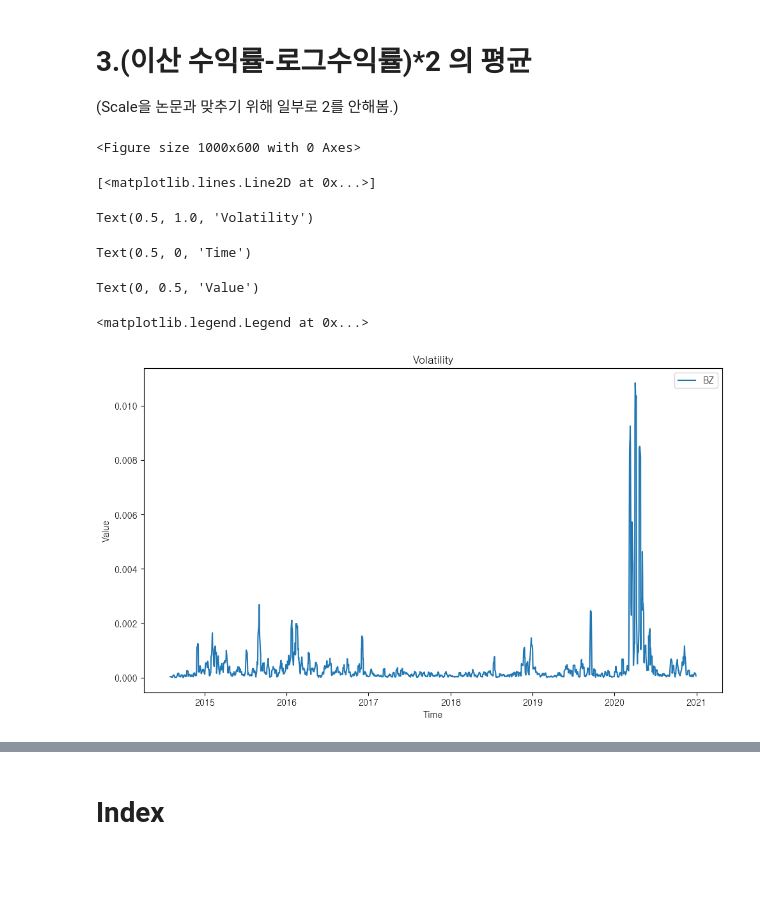
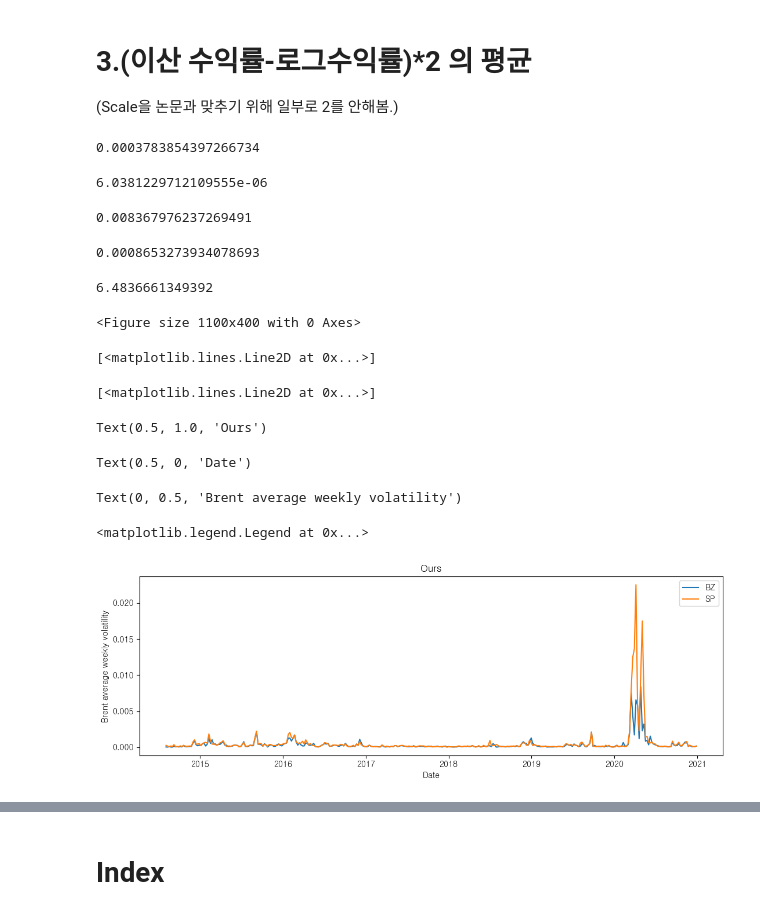
Before and after one commit to kimjuhwan1234/Volatility_Forecasting, a Jupyter notebook: preprocessing.ipynb, the cells around one changed output, grey strips where cells are left out. Saved outputs shown, nothing was run; the diff lists cells and outputs as text; code cells hidden in the pictures; blank space fills up the shorter version.

```diff
--- a/preprocessing.ipynb
+++ b/preprocessing.ipynb
@@ -125,8 +133,8 @@ SP_r = SP['price'].pct_change().dropna()
 CL_vol = (CL_r - CL_log_r).rolling(window=5).mean().dropna()
 HO_vol = (HO_r - HO_log_r).rolling(window=5).mean().dropna()
 RB_vol = (RB_r - RB_log_r).rolling(window=5).mean().dropna()
-BZ_vol = (BL_r - BL_log_r).rolling(window=5).mean().dropna()
-SP_vol = (SP_r - SP_log_r).rolling(window=5).mean().dropna()
+BZ_vol = (BL_r - BL_log_r).rolling(window=5).mean().resample('W-MON').mean().dropna()
+SP_vol = (SP_r - SP_log_r).rolling(window=5).mean().resample('W-MON').mean().dropna()
 
 # .resample('W-MON').mean()
 
@@ -135,27 +143,40 @@ HO_vol.name = 'return'
 RB_vol.name = 'return'
 BZ_vol.name = 'return'
 SP_vol.name = 'return'
+# %%
+BZ_vol2.loc['2014-08-01':'2020-12-31'].mean()
+BZ_vol2.loc['2014-08-01':'2020-12-31'].min()
+BZ_vol2.loc['2014-08-01':'2020-12-31'].max()
+BZ_vol2.loc['2014-08-01':'2020-12-31'].std()
+BZ_vol2.loc['2014-08-01':'2020-12-31'].skew()
+# %% [output]
+0.0003783854397266734
+6.0381229712109555e-06
+0.008367976237269491
+0.0008653273934078693
+6.4836661349392
 # %%
-plt.figure(figsize=(10, 6))
+plt.figure(figsize=(11, 4))
 plt.plot(BZ_vol.loc['2014-08-01':'2020-12-31'], label='BZ')
-# plt.plot(BZ_vol2.loc['2014-08-01':'2020-12-31'], label='BZ2')
+# plt.plot(BZ_vol2.loc['2014-08-01':'2020-12-31'], label='BZ')
 # plt.plot(BZ_vol3.loc['2014-08-01':'2020-12-31'], label='BZ3')
-# plt.plot(SP_vol.loc['2014-08-01':'2020-12-31'], label='SP')
+plt.plot(SP_vol.loc['2014-08-01':'2020-12-31'], label='SP')
 # plt.plot(SP_vol2.loc['2014-08-01':'2020-12-31'], label='SP2')
-plt.title('Volatility')
-plt.xlabel('Time')
-plt.ylabel('Value')
+plt.title('Ours')
+plt.xlabel('Date')
+plt.ylabel('Brent average weekly volatility')
 plt.legend()
 plt.tight_layout()
 plt.show()
 # %% [output]
-<Figure size 1000x600 with 0 Axes>
+<Figure size 1100x400 with 0 Axes>
 [<matplotlib.lines.Line2D at 0x...>]
-Text(0.5, 1.0, 'Volatility')
+[<matplotlib.lines.Line2D at 0x...>]
-Text(0.5, 0, 'Time')
+Text(0.5, 1.0, 'Ours')
-Text(0, 0.5, 'Value')
+Text(0.5, 0, 'Date')
-<matplotlib.legend.Legend at 0x...>
+Text(0, 0.5, 'Brent average weekly volatility')
+<matplotlib.legend.Legend at 0x...>
-[figure, old version]
+[figure, new version]
 # %%
 CL_vol.index = pd.to_datetime(CL_vol.index)
 HO_vol.index = pd.to_datetime(HO_vol.index)
```
Also changed, not shown: parts of 3 cells of this notebook, 12 other files.
